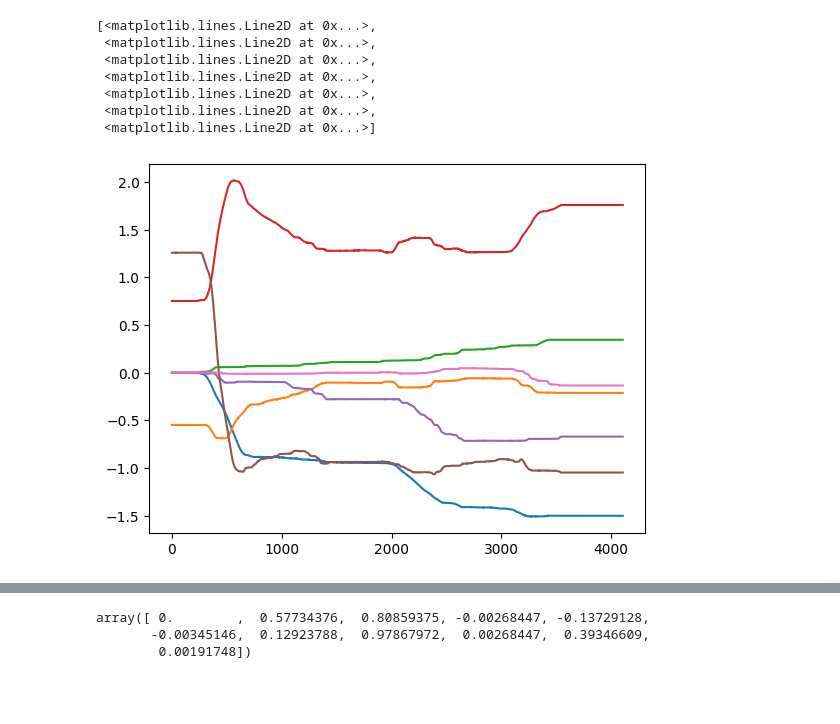
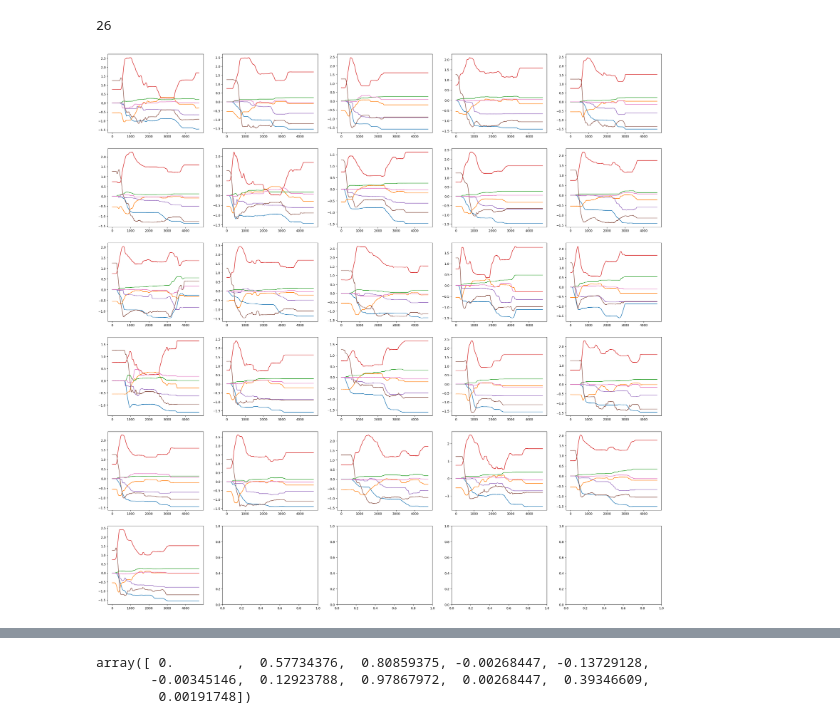
Before and after one commit to demet47/Cappuccino-Preparing-Robot-Baxter, a Jupyter notebook: Task Parameterization and Generalization.ipynb, the cells around one changed output, grey strips where cells are left out. Drawn from its saved outputs; the diff is of its cells as text; code cells hidden in the pictures; blank space fills up the shorter version.

```diff
--- a/Task Parameterization and Generalization.ipynb
+++ b/Task Parameterization and Generalization.ipynb
@@ -62,14 +71,20 @@ array([[0.259375  , 0.76484376],
-# %%
-plt.plot(train_joints[5,:-1,:].T)
-# %% [output]
-[<matplotlib.lines.Line2D at 0x...>,
- <matplotlib.lines.Line2D at 0x...>,
- <matplotlib.lines.Line2D at 0x...>,
- <matplotlib.lines.Line2D at 0x...>,
- <matplotlib.lines.Line2D at 0x...>,
- <matplotlib.lines.Line2D at 0x...>,
- <matplotlib.lines.Line2D at 0x...>]
-[figure, removed]
+# %%
+len(train_joints)
+# %% [output]
+26
+# %%
+fig, ax = plt.subplots(6, 5, figsize=(32, 32))
+
+for i in range(6):
+    for j in range(5):
+        it = i * 5 + j
+        if(it < len(train_joints)):
+            ax[i][j].plot(train_joints[it,:-1,:].T)
+
+
+# plt.plot(train_joints[0,:-1,:].T)
+# %% [output]
+[figure, added]
 # %%
 train_joints[:, :8, :]
 # %% [output]
```
Also changed, not shown: parts of 31 cells of this notebook.
